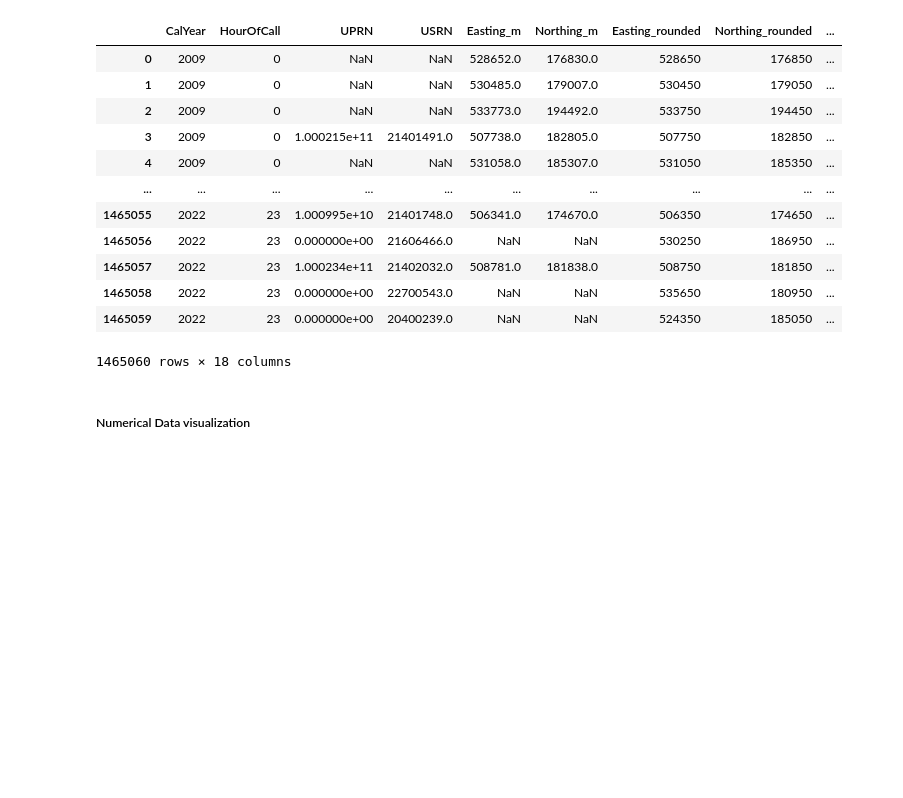
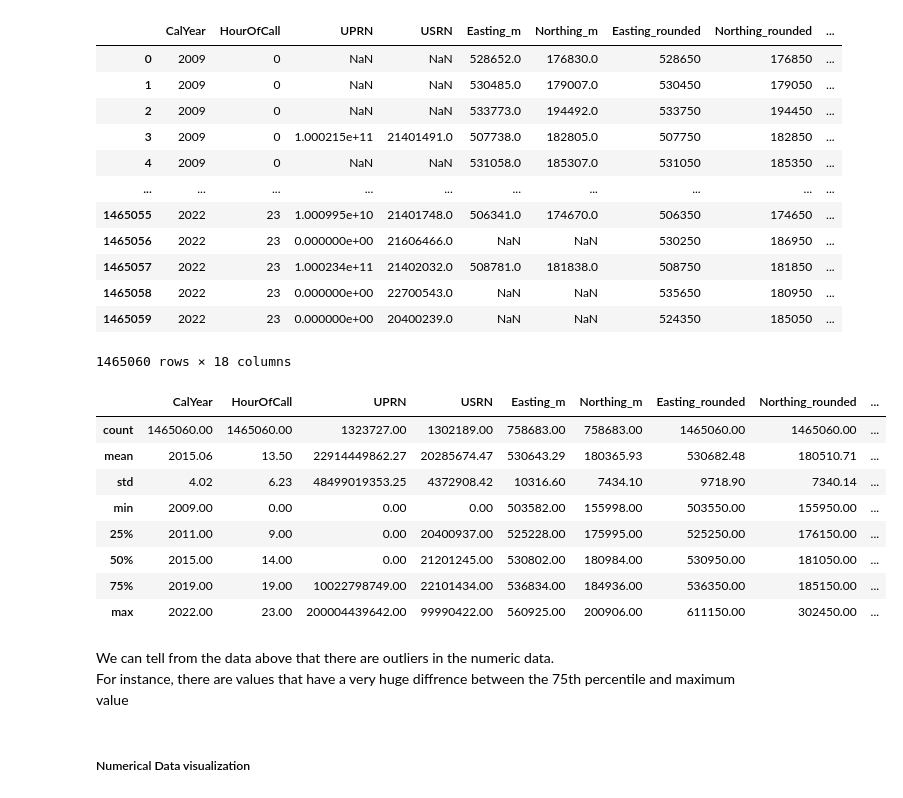
Before and after one commit to Ndaruga/Multiple-Machine-Learning-Projects, a Jupyter notebook: London-Fire-Brigade/LFB Analysis.ipynb, the cells around one changed output. Drawn from its saved outputs; the diff is of its cells as text; code cells hidden in the pictures; blank space fills up the shorter version.

```diff
--- a/London-Fire-Brigade/LFB Analysis.ipynb
+++ b/London-Fire-Brigade/LFB Analysis.ipynb
@@ -141,6 +141,21 @@ df_numeric
 | 1465058 | 2022 | 23 | 0.000000e+00 | 22700543.0 | NaN | NaN | 535650 | 180950 | ... |
 | 1465059 | 2022 | 23 | 0.000000e+00 | 20400239.0 | NaN | NaN | 524350 | 185050 | ... |
 1465060 rows × 18 columns
+# %%
+df_numeric.describe().apply(lambda s: s.apply('{0:.2f}'.format))
+# %% [output]
+|  | CalYear | HourOfCall | UPRN | USRN | Easting_m | Northing_m | Easting_rounded | Northing_rounded | ... |
+| count | 1465060.00 | 1465060.00 | 1323727.00 | 1302189.00 | 758683.00 | 758683.00 | 1465060.00 | 1465060.00 | ... |
+| mean | 2015.06 | 13.50 | 22914449862.27 | 20285674.47 | 530643.29 | 180365.93 | 530682.48 | 180510.71 | ... |
+| std | 4.02 | 6.23 | 48499019353.25 | 4372908.42 | 10316.60 | 7434.10 | 9718.90 | 7340.14 | ... |
+| min | 2009.00 | 0.00 | 0.00 | 0.00 | 503582.00 | 155998.00 | 503550.00 | 155950.00 | ... |
+| 25% | 2011.00 | 9.00 | 0.00 | 20400937.00 | 525228.00 | 175995.00 | 525250.00 | 176150.00 | ... |
+| 50% | 2015.00 | 14.00 | 0.00 | 21201245.00 | 530802.00 | 180984.00 | 530950.00 | 181050.00 | ... |
+| 75% | 2019.00 | 19.00 | 10022798749.00 | 22101434.00 | 536834.00 | 184936.00 | 536350.00 | 185150.00 | ... |
+| max | 2022.00 | 23.00 | 200004439642.00 | 99990422.00 | 560925.00 | 200906.00 | 611150.00 | 302450.00 | ... |
+# %% [markdown]
+We can tell from the data above that there are outliers in the numeric data.<br>
+For instance, there are values that have a very huge diffrence between the 75th percentile and maximum value
 # %% [markdown]
 ##### Numerical Data visualization
 # %%
```
Also changed, not shown: parts of 2 cells of this notebook.
